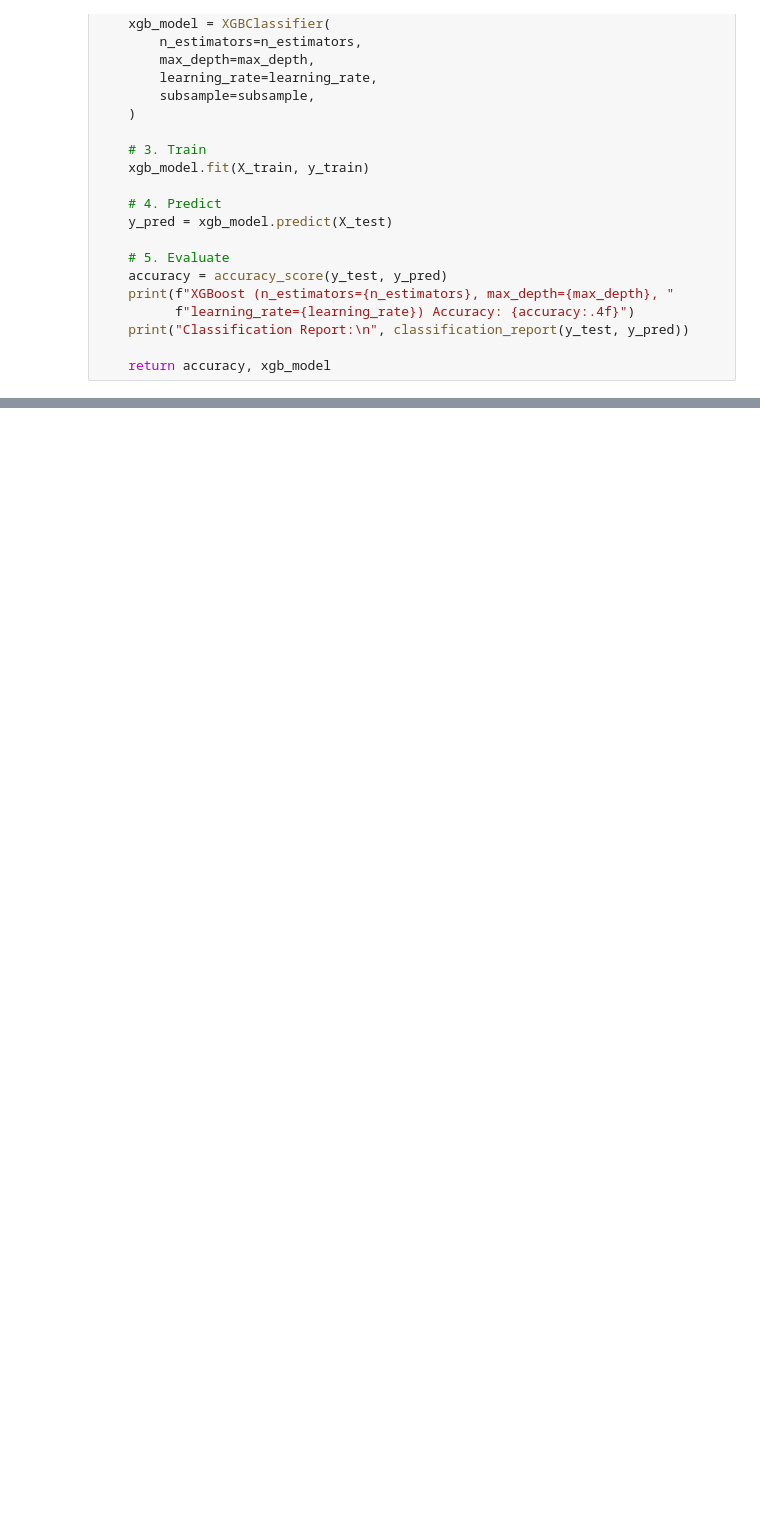
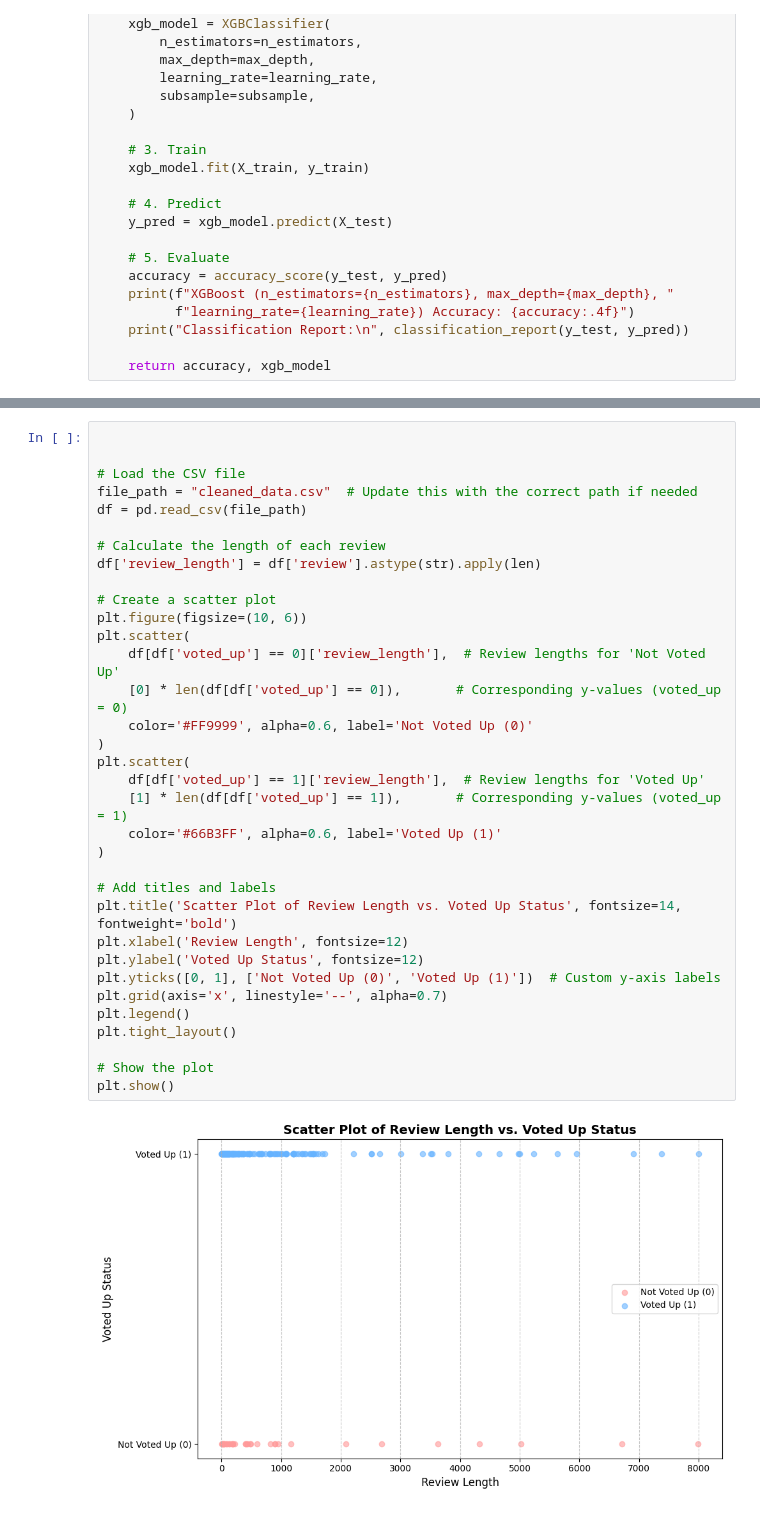
Before and after one commit to Jkwokhk/CS506, a Jupyter notebook: main.ipynb, the cells around one changed output, grey strips where cells are left out. Drawn from its saved outputs; the diff is of its cells as text; blank space fills up the shorter version.

```diff
--- a/main.ipynb
+++ b/main.ipynb
@@ -431,0 +463,36 @@ plt.show()
+# %%
+
+
+# Load the CSV file
+file_path = "cleaned_data.csv"  # Update this with the correct path if needed
+df = pd.read_csv(file_path)
+
+# Calculate the length of each review
+df['review_length'] = df['review'].astype(str).apply(len)
+
+# Create a scatter plot
+plt.figure(figsize=(10, 6))
+plt.scatter(
+    df[df['voted_up'] == 0]['review_length'],  # Review lengths for 'Not Voted Up'
+    [0] * len(df[df['voted_up'] == 0]),       # Corresponding y-values (voted_up = 0)
+    color='#FF9999', alpha=0.6, label='Not Voted Up (0)'
+)
+plt.scatter(
+    df[df['voted_up'] == 1]['review_length'],  # Review lengths for 'Voted Up'
+    [1] * len(df[df['voted_up'] == 1]),       # Corresponding y-values (voted_up = 1)
+    color='#66B3FF', alpha=0.6, label='Voted Up (1)'
+)
+
+# Add titles and labels
+plt.title('Scatter Plot of Review Length vs. Voted Up Status', fontsize=14, fontweight='bold')
+plt.xlabel('Review Length', fontsize=12)
+plt.ylabel('Voted Up Status', fontsize=12)
+plt.yticks([0, 1], ['Not Voted Up (0)', 'Voted Up (1)'])  # Custom y-axis labels
+plt.grid(axis='x', linestyle='--', alpha=0.7)
+plt.legend()
+plt.tight_layout()
+
+# Show the plot
+plt.show()
+# %% [output]
+[figure, added]
```
Also changed, not shown: parts of 9 cells of this notebook.
